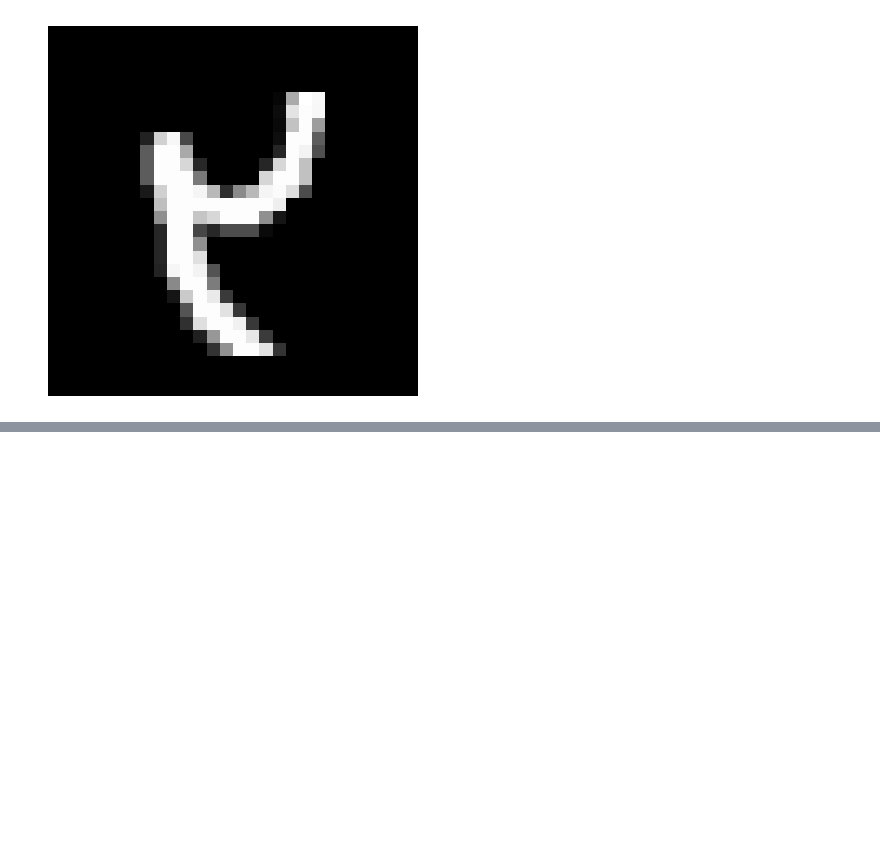
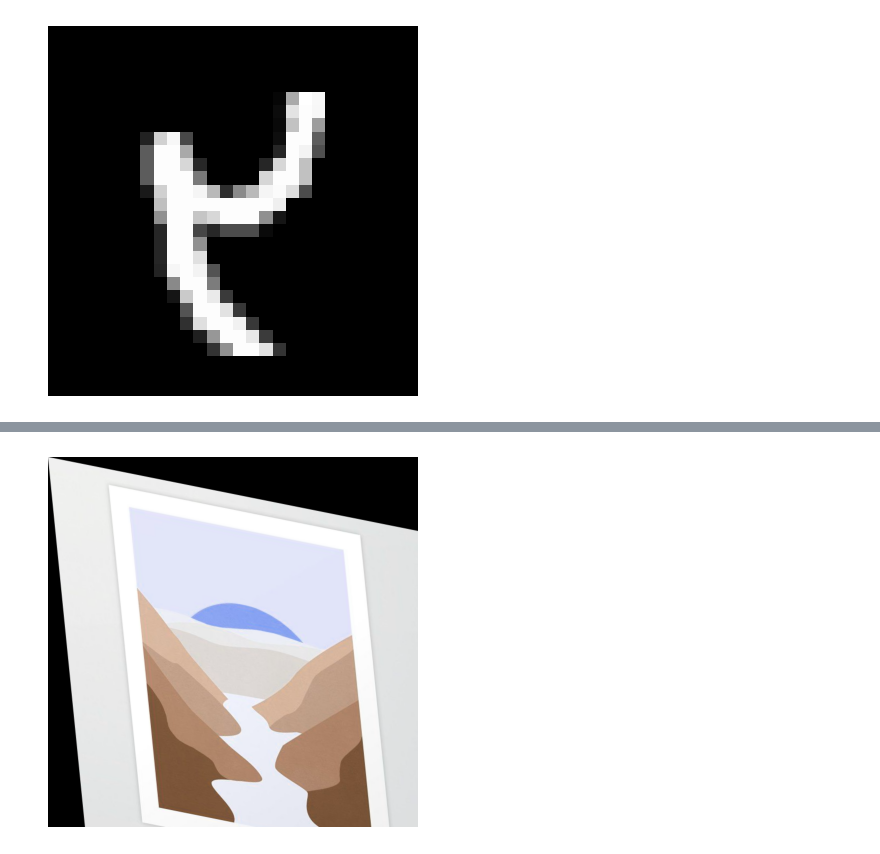
Before and after one commit to SalindaHulangamuwa/Open-CV-basic-functions-, a Jupyter notebook: opencv-basic.ipynb, the cells around one changed output, grey strips where cells are left out. Drawn from its saved outputs; the diff is of its cells as text; code cells hidden in the pictures; blank space fills up the shorter version.

```diff
--- a/opencv-basic.ipynb
+++ b/opencv-basic.ipynb
@@ -187,0 +195,10 @@ showing(reim)
+# %%
+def shear_image(I, shear_factor_x, shear_factor_y):
+    h, w = I.shape[:2]
+    M = np.float32([[1, shear_factor_x, 0], [shear_factor_y, 1, 0]])
+    return cv2.warpAffine(I, M, (w, h))
+# %%
+sheared_img=shear_image(image1,0.1,0.2)
+showing(sheared_img)
+# %% [output]
+[figure, added]
```
Also changed, not shown: parts of 26 cells of this notebook.
